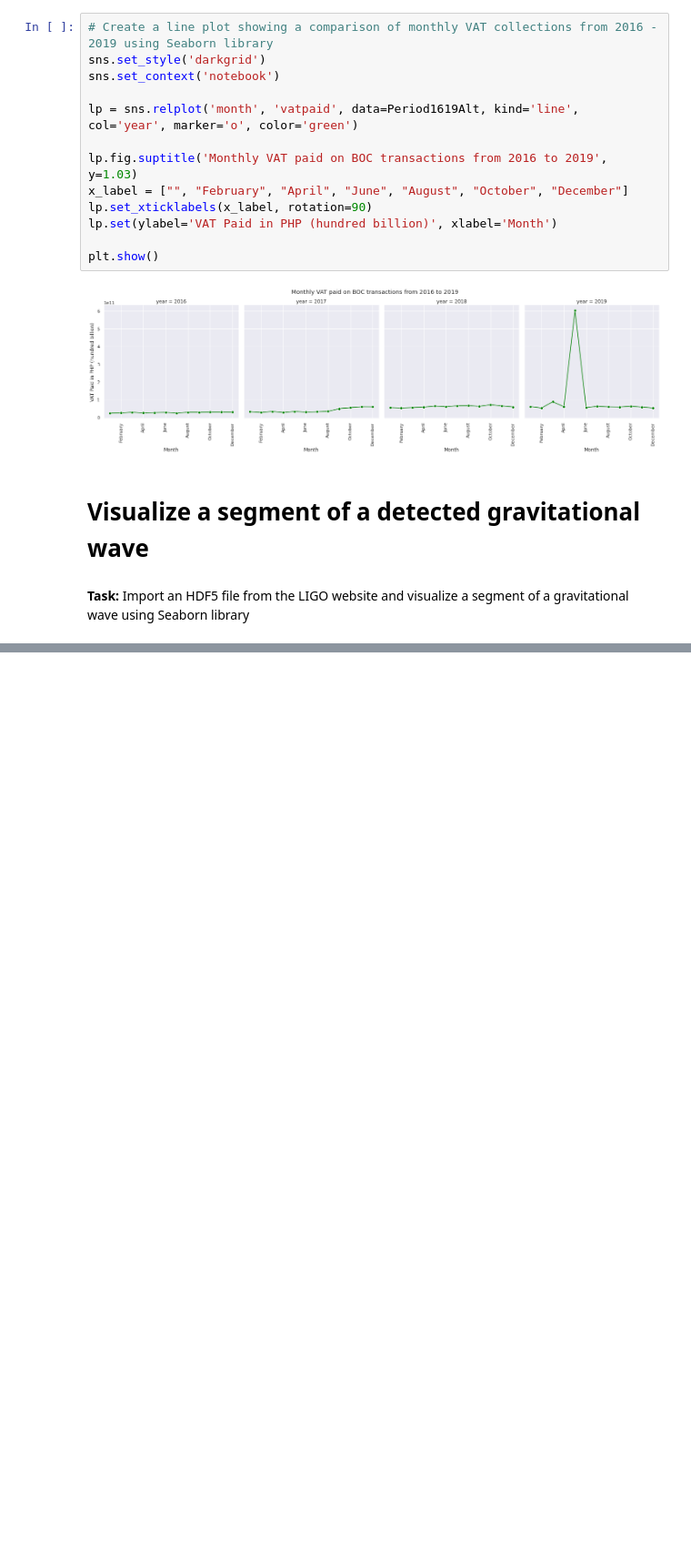
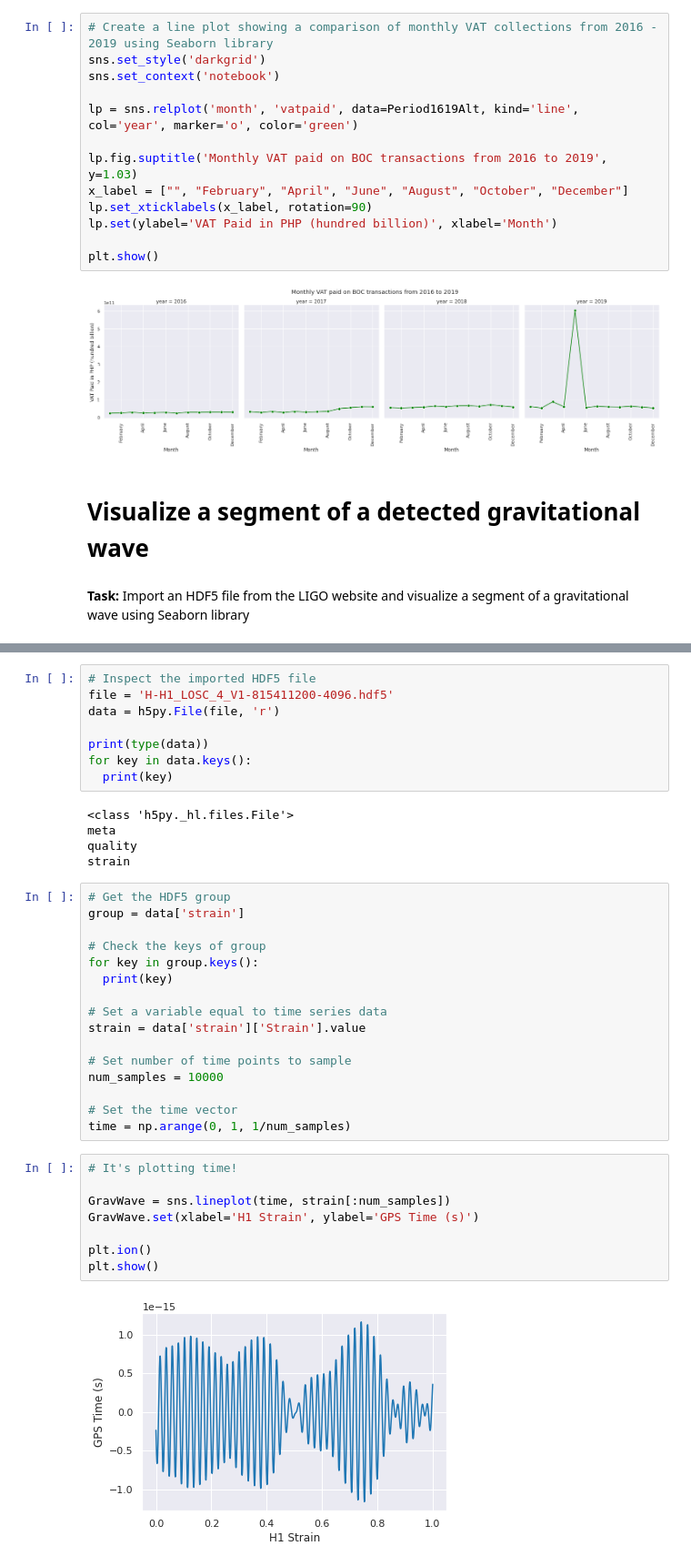
Before and after one commit to NIP-Data-Computation/show-and-tell, a Jupyter notebook: geneb_show_and_tell_week3_.ipynb, the cells around one changed output, grey strips where cells are left out. Shown at 91% size. Drawn from its saved outputs; the diff is of its cells as text; blank space fills up the shorter version.

```diff
--- a/geneb_show_and_tell_week3_.ipynb
+++ b/geneb_show_and_tell_week3_.ipynb
@@ -196,0 +139,39 @@ import seaborn as sns
+# %%
+# Inspect the imported HDF5 file
+file = 'H-H1_LOSC_4_V1-815411200-4096.hdf5'
+data = h5py.File(file, 'r')
+
+print(type(data))
+for key in data.keys():
+  print(key)
+# %% [output]
+<class 'h5py._hl.files.File'>
+meta
+quality
+strain
+# %%
+# Get the HDF5 group
+group = data['strain']
+
+# Check the keys of group
+for key in group.keys():
+  print(key)
+
+# Set a variable equal to time series data
+strain = data['strain']['Strain'].value
+
+# Set number of time points to sample
+num_samples = 10000
+
+# Set the time vector
+time = np.arange(0, 1, 1/num_samples)
+# %%
+# It's plotting time!
+
+GravWave = sns.lineplot(time, strain[:num_samples])
+GravWave.set(xlabel='H1 Strain', ylabel='GPS Time (s)')
+
+plt.ion()
+plt.show()
+# %% [output]
+[figure, added]
```
Also changed, not shown: parts of 8 cells of this notebook.
